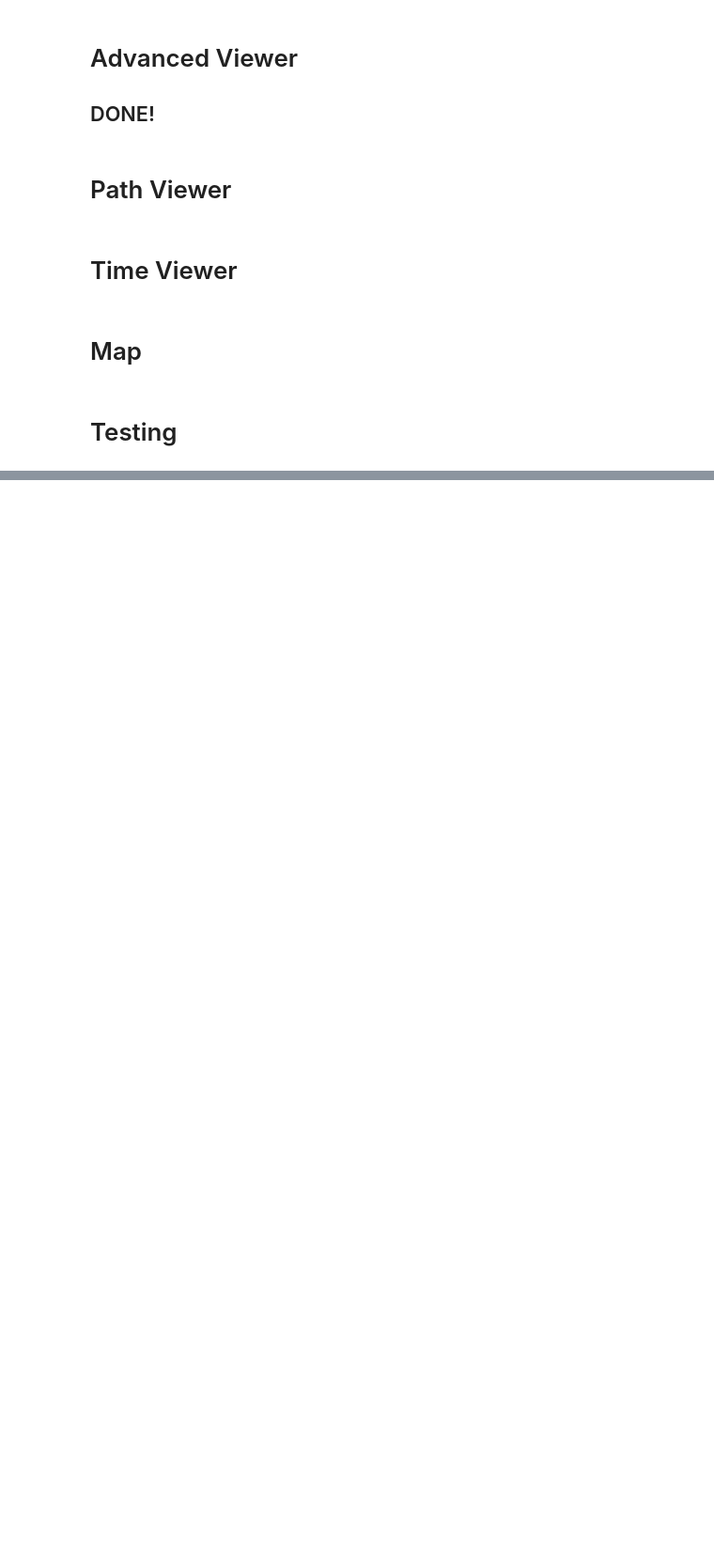
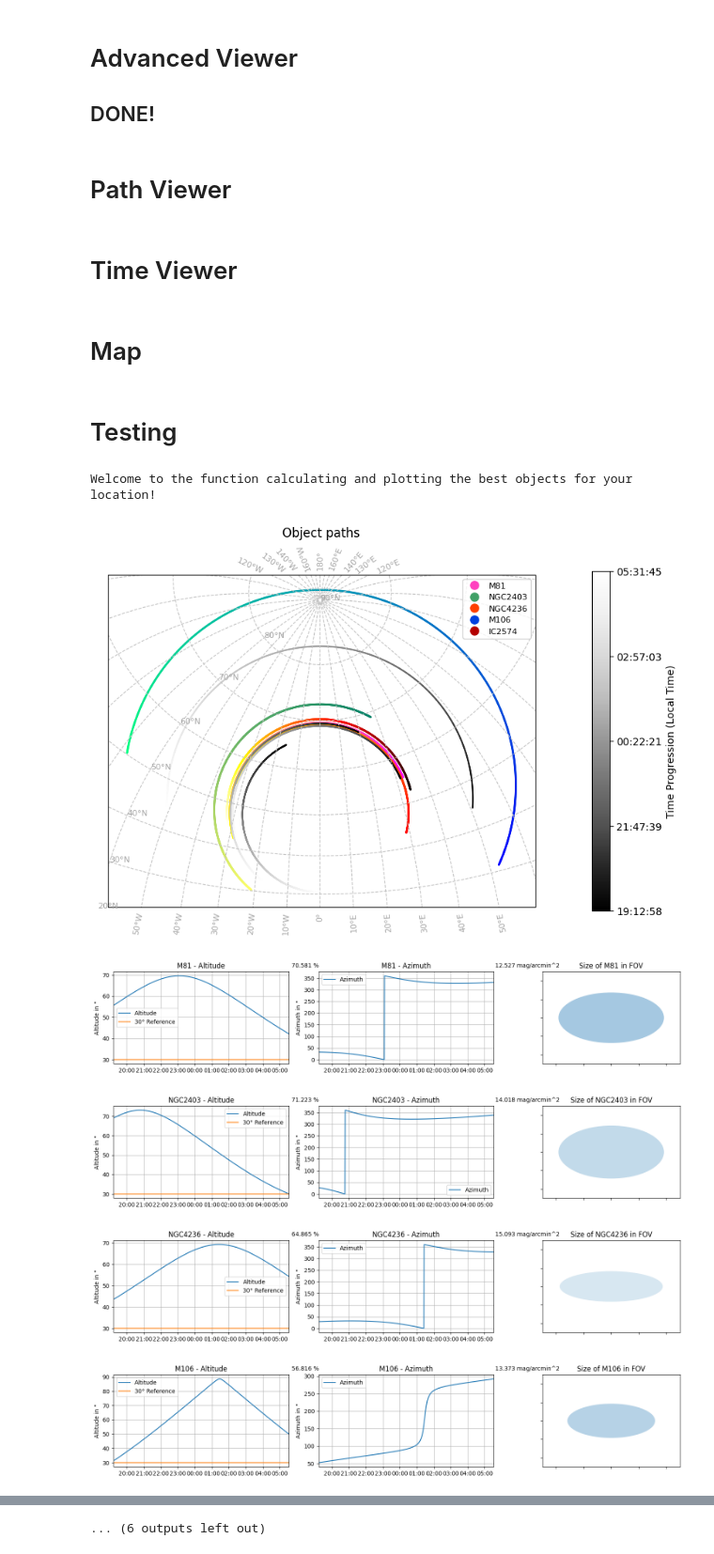
Before and after one commit to DP0604/AstroHelper, a Jupyter notebook: Objekt_Helfer.ipynb, the cells around one changed output, grey strips where cells are left out. Shown at 94% size. Drawn from its saved outputs; the diff is of its cells as text; code cells hidden in the pictures; blank space fills up the shorter version.

Commit message:
First Patch update with functions in functions.py

```diff
--- a/Objekt_Helfer.ipynb
+++ b/Objekt_Helfer.ipynb
@@ -839,9 +800,15 @@ def AdvancedViewer(k: int = 10, Altitude_Reference: float = 30):
 # %% [markdown]
 # Path Viewer
 # %%
-def PathViewer():
+def PathViewer(data: np.ndarray, k: int = 10, coloured: int = 5):
     """
-    This function plots the paths of the objects from `final_best` onto a stereographic projection of the sky. The paths of the five best objects are coloured, the rest ist b/w. The start and end time are defined by variables `start_time` and `end_time`.
+    This function plots the paths of the objects from `data` onto a stereographic projection of the sky. The paths of the five best objects are coloured, the rest ist b/w. The start and end time are defined by variables `start_time` and `end_time`.
+
+    Parameters
+    ----------
+    data : np.ndarray, array of objects
+    k : int, number of objects to be plotted
+    n : int, top `n` objects to be coloured
     """
 
     location = EarthLocation.from_geodetic(lon= Lon* u.deg, lat = Lat* u.deg, height = ele*u.m)
@@ -874,14 +841,14 @@ def PathViewer():
             cmap = plt.get_cmap(colors[n])
             size = 1  # Größere Punkte für die ersten 5
             alpha = 1.0  # Voll opak für die ersten 5
-            label = f"Object {final_best[n, 0]}"  # Label für Legende
+            label = f"Object {data[n, 0]}"  # Label für Legende
         else:
             cmap = plt.get_cmap("Greys_r")
             size = 0.25  # Kleinere Punkte für die anderen
             alpha = 1  # Teilweise transparent für die anderen
             label = None  # Kein Label für die anderen
 
-        A, H = Az_Alt(time_frame, float(final_best[n, 1]), float(final_best[n, 2]))
+        A, H = Az_Alt(time_frame, float(data[n, 1]), float(data[n, 2]))
         norm = Normalize(vmin=start_jd, vmax=end_jd)
 
         # Scatter plot für Punkte
@@ -889,7 +856,7 @@ def PathViewer():
 
         # Legendenelement speichern
         if n < 5:  # Nur für die ersten 5 hinzufügen
-            legend_elements.append(Line2D([0], [0], marker='o', color='w', label=f"{final_best[n, 0]}", markerfacecolor=cmap(0.25), markersize=10))
+            legend_elements.append(Line2D([0], [0], marker='o', color='w', label=f"{data[n, 0]}", markerfacecolor=cmap(0.25), markersize=10))
 
     # Hinzufügen von Gitterlinien alle 10°
     gl = ax.gridlines(draw_labels=True, linestyle="--", color = "#c4c4c4")
@@ -926,13 +893,6 @@ def PathViewer():
     ax.legend(handles=legend_elements, loc='upper right', fontsize=8)
 
     plt.show()
-# %%
-def PlotBestObjects(objects: np.ndarray, min_frac: float = 0.08, Altitude_Threshold: float = 30, Time_Threshold: float = 120, Only_Galaxies: bool = 0, k: int = 10, Altitude_Reference: float = 30, Remove_NaN: bool = 1):
-    print("Welcome to the function calculating and plotting the best objects for your location!")
-    final_best = Final_Best(objects, min_frac, Altitude_Threshold, Time_Threshold, Only_Galaxies, Remove_NaN)
-    PathViewer()
-    AdvancedViewer(k, Altitude_Reference)
-    print("Well done, this function is now over!")
 # %% [markdown]
 # Time Viewer
 # %%
@@ -1169,15 +1122,31 @@ def color_map(data: np.ndarray, t: float, resolution: float):
     plt.show()
 
 # color_map(grid_wto_30, 480, 1000)
+# %%
+def PlotBestObjects(objects: np.ndarray, min_frac: float = 0.08, Altitude_Threshold: float = 30, Time_Threshold: float = 120, Only_Galaxies: bool = 0, k: int = 10, Altitude_Reference: float = 30, Remove_NaN: bool = 1):
+    print("Welcome to the function calculating and plotting the best objects for your location!")
+    final_best = Final_Best(objects, min_frac, Altitude_Threshold, Time_Threshold, Only_Galaxies, Remove_NaN)
+    PathViewer(final_best)
+    AdvancedViewer(final_best, k, Altitude_Reference)
+    print("Well done, this function is now over!")
 # %% [markdown]
 # Testing
 # %%
 Lat = dms_to_deg(48, 40, 54)
 Lon = dms_to_deg(12, 0, 57)
 ele = 450
 
+TelescopeData(1624, 2.4, 5496, 3672)
+
 selected_date = "2025-03-08"
 timezone = "Europe/Berlin"
 
-final_best = Final_Best(data_arr, Only_Galaxies=1)
-PlotBestObjects(data_arr, k = 11, Only_Galaxies=1)
+final_best = Final_Best(data_arr, Only_Galaxies = 1, min_frac=0.2)
+PlotBestObjects(data_arr, k = 15, Only_Galaxies = 1)
+# %% [output]
+Welcome to the function calculating and plotting the best objects for your location!
+[figure, added]
+[figure, added]
+[figure, added]
+[figure, added]
+[figure, added]
@@ -1183,0 +1159 @@ PlotBestObjects(data_arr, k = 11, Only_Galaxies=1)
+... (6 outputs left out)
```
Also changed, not shown: parts of 9 cells of this notebook, 7 other files.
